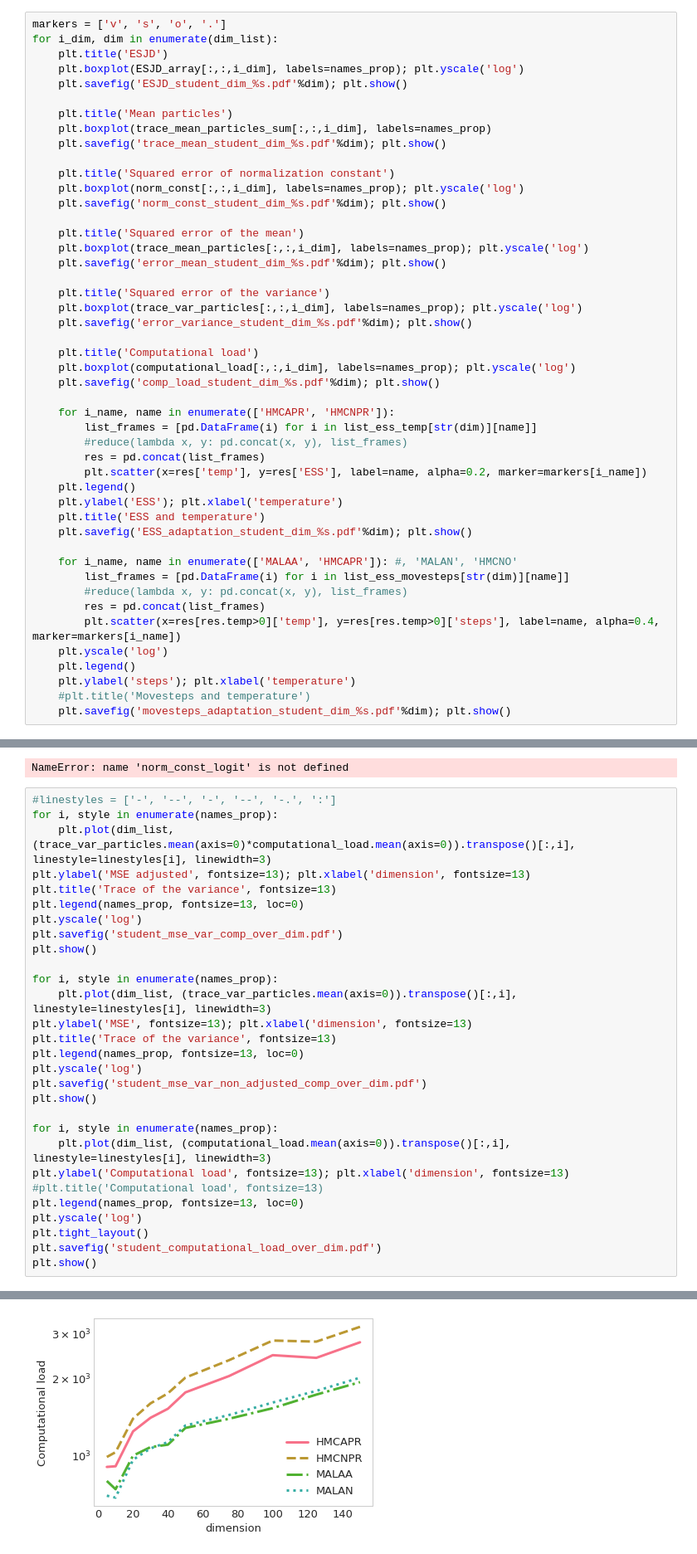
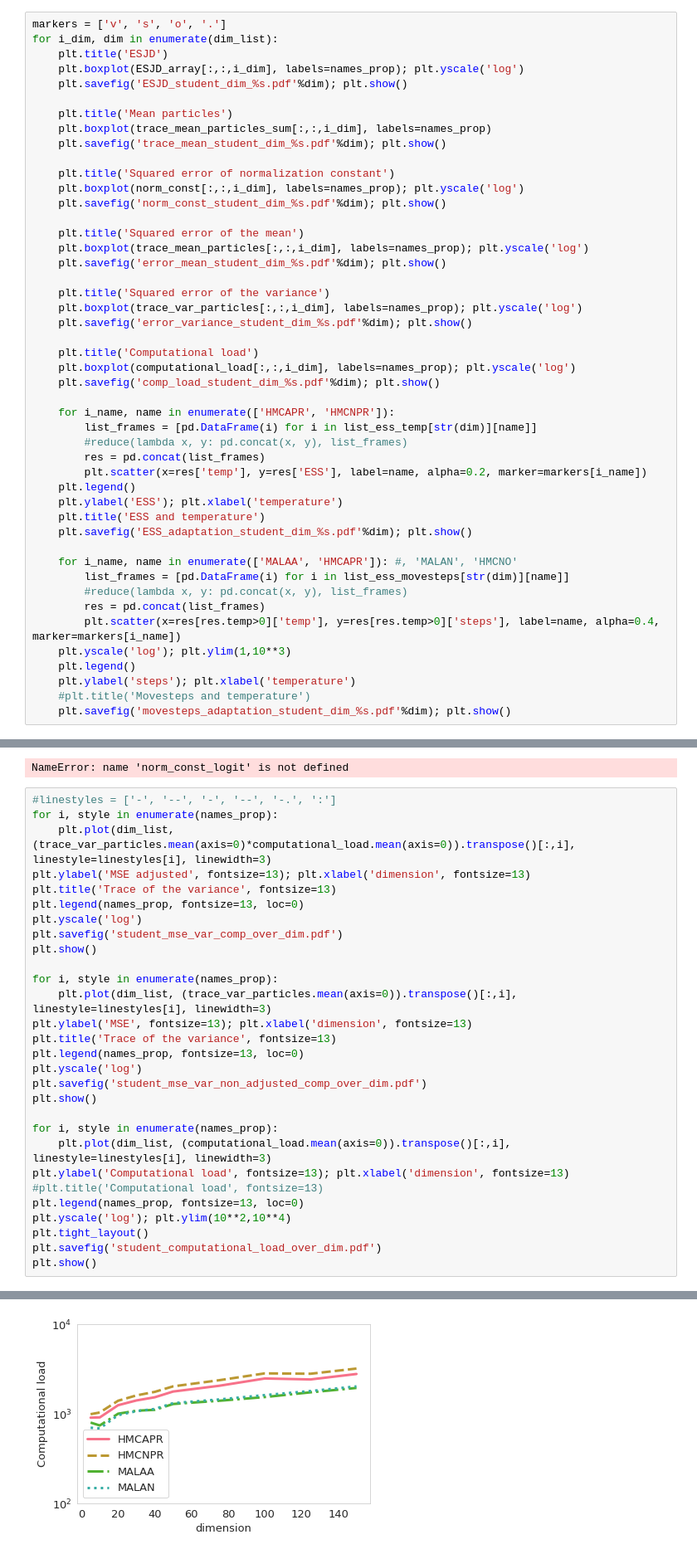
Before and after one commit to alexanderbuchholz/hsmc, a Jupyter notebook: ipython_notebooks/eval_student.ipynb, the cells around one changed output, grey strips where cells are left out. Shown at 83% size. Saved outputs shown, nothing was run; the diff lists cells and outputs as text.

```diff
--- a/ipython_notebooks/eval_student.ipynb
+++ b/ipython_notebooks/eval_student.ipynb
@@ -131,7 +136,7 @@ for i_dim, dim in enumerate(dim_list):
         #reduce(lambda x, y: pd.concat(x, y), list_frames)
         res = pd.concat(list_frames)
         plt.scatter(x=res[res.temp>0]['temp'], y=res[res.temp>0]['steps'], label=name, alpha=0.4, marker=markers[i_name])
-    plt.yscale('log')
+    plt.yscale('log'); plt.ylim(1,10**3)
     plt.legend()
     plt.ylabel('steps'); plt.xlabel('temperature')
     #plt.title('Movesteps and temperature')
@@ -309,7 +314,7 @@ for i, style in enumerate(names_prop):
 plt.ylabel('Computational load', fontsize=13); plt.xlabel('dimension', fontsize=13)
 #plt.title('Computational load', fontsize=13)
 plt.legend(names_prop, fontsize=13, loc=0)
-plt.yscale('log')
+plt.yscale('log'); plt.ylim(10**2,10**4)
 plt.tight_layout()
 plt.savefig('student_computational_load_over_dim.pdf')
 plt.show()
@@ -319,4 +324,4 @@ plt.show()
-[figure, old version]
+[figure, new version]
 # %%
 i_dim = 2
 for i in range(3):
```
Also changed, not shown: parts of 4 cells of this notebook, 3 other files.
